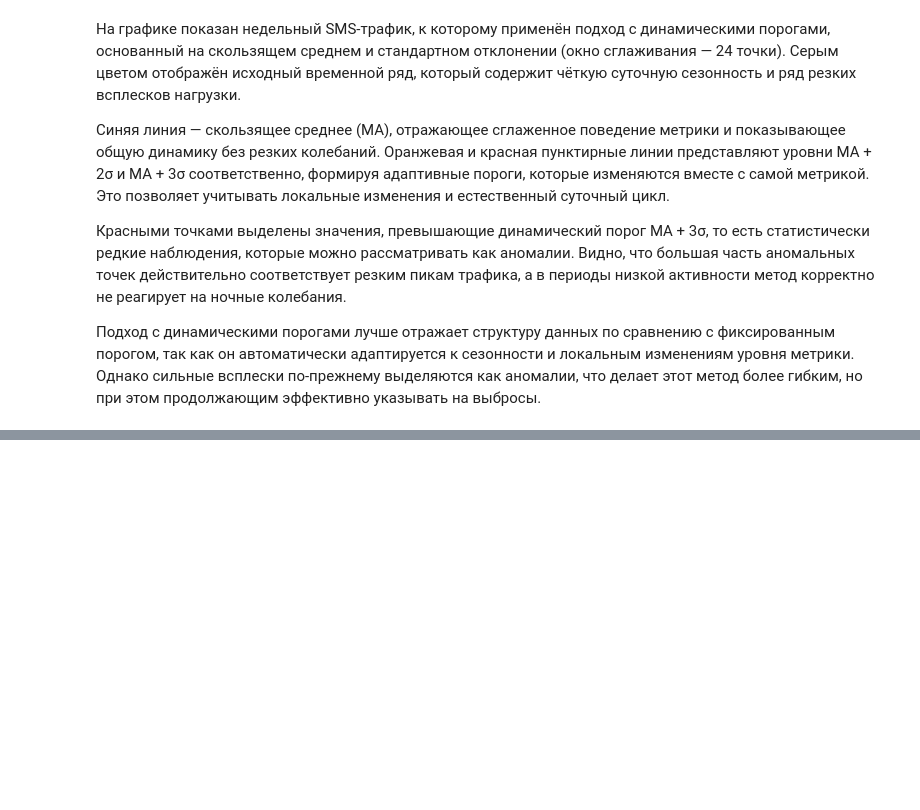
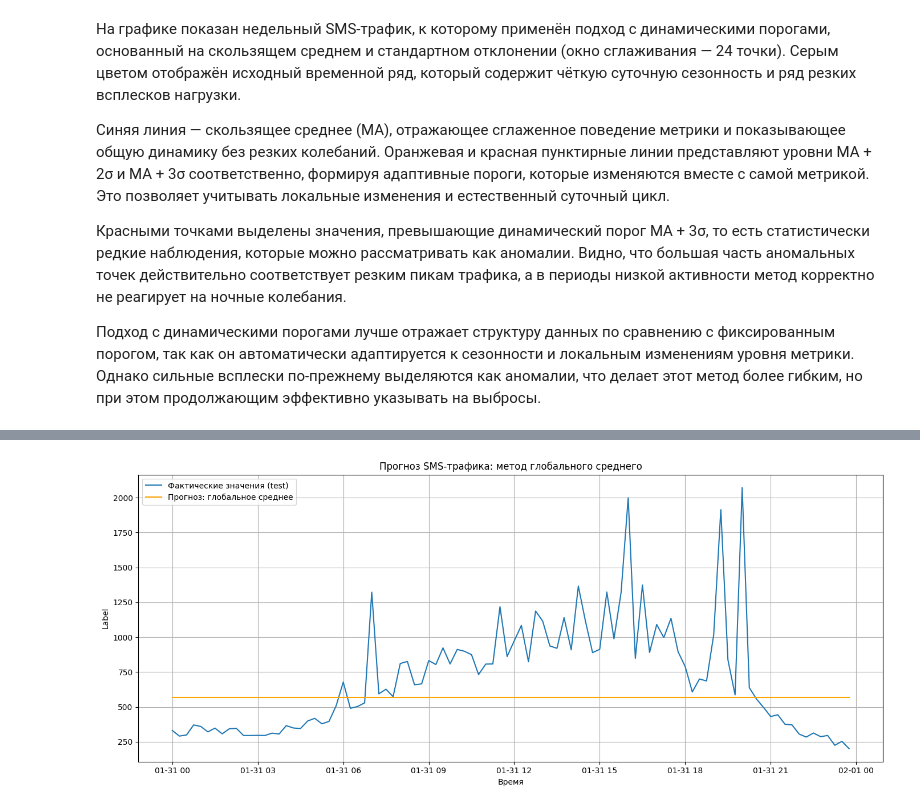
Before and after one commit to kostya9705/Portfolio, a Jupyter notebook: TelecomSMSAnalysis/analysis.ipynb, the cells around one changed output, grey strips where cells are left out. Saved outputs shown, nothing was run; the diff lists cells and outputs as text; code cells hidden in the pictures; blank space fills up the shorter version.

```diff
--- a/TelecomSMSAnalysis/analysis.ipynb
+++ b/TelecomSMSAnalysis/analysis.ipynb
@@ -568,0 +602,4 @@ plt.show()
+# %%
+# разобьем данные на тестовую и тренировочную выборки
+df = data_fill.sort_index().copy()
+df_train, df_test = data_fill.loc[:'2023-01-30 23:45:00'], data_fill.loc['2023-01-31 00:00:00':]
@@ -568,0 +627,20 @@ plt.show()
+# %%
+# среднее значение по обучающей выборке
+global_mean = df_train['label'].mean()
+
+# прогноз на следующий день
+y_pred_mean = [global_mean] * len(df_test)
+
+# График
+plt.figure(figsize=(14, 6))
+plt.plot(df_test.index, df_test['label'], label='Фактические значения (test)')
+plt.plot(df_test.index, y_pred_mean, label='Прогноз: глобальное среднее', color='orange')
+plt.title('Прогноз SMS-трафика: метод глобального среднего')
+plt.xlabel('Время')
+plt.ylabel('Label')
+plt.grid(True)
+plt.legend()
+plt.tight_layout()
+plt.show()
+# %% [output]
+[figure, added]
```
Also changed, not shown: parts of 31 cells of this notebook, 1 other file.
